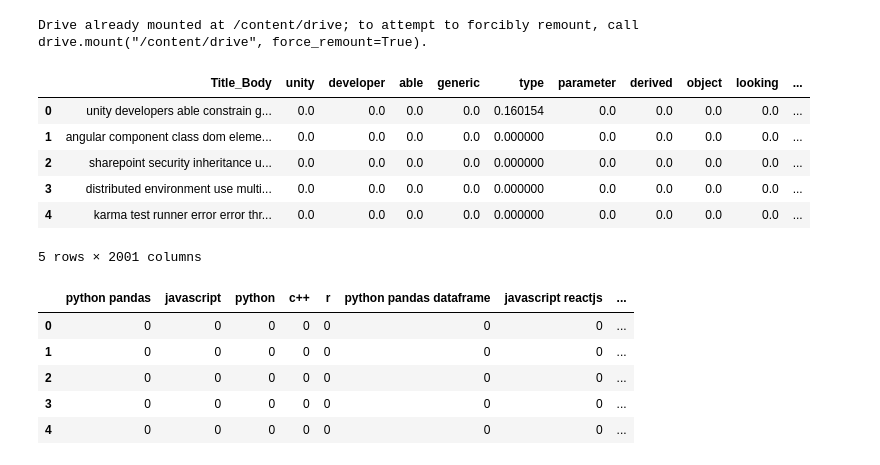
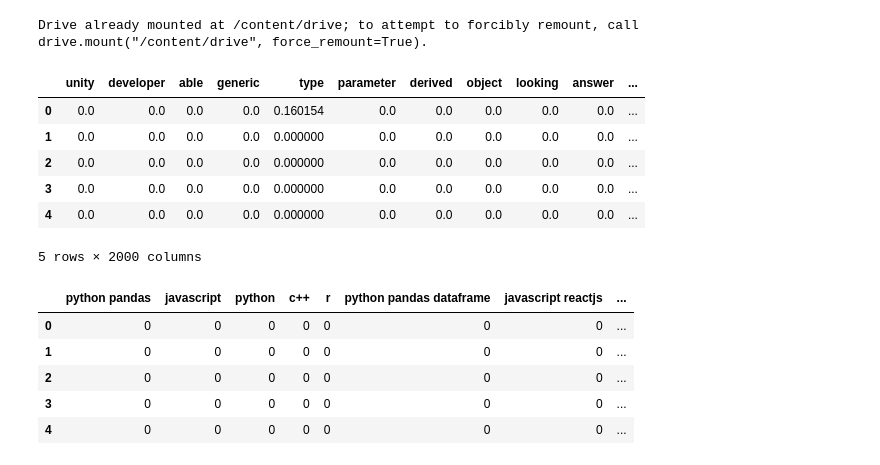
Before and after one commit to Adil1979/-CentraleSupelec_OCR_Projects, a Jupyter notebook: 02_Supervised_Modelisation.ipynb, the cells around one changed output. Saved outputs shown, nothing was run; the diff lists cells and outputs as text; code cells hidden in the pictures.

```diff
--- a/02_Supervised_Modelisation.ipynb
+++ b/02_Supervised_Modelisation.ipynb
@@ -65,16 +66,16 @@ Drive already mounted at /content/drive; to attempt to forcibly remount, call dr
 X_questions = pd.read_csv('/content/drive/My Drive/CentraleSupelec_OCR/P6/X_tfidf.csv')
 y_tags = pd.read_csv('/content/drive/My Drive/CentraleSupelec_OCR/P6/y_onehot.csv')
 # %%
-X_questions = X_questions.drop(['Unnamed: 0'], axis=1)
+X_questions = X_questions.drop(['Unnamed: 0'], axis=1).iloc[:, 1:]
 X_questions.head()
 # %% [output]
-|  | Title_Body | unity | developer | able | generic | type | parameter | derived | object | looking | ... |
-| 0 | unity developers able constrain g... | 0.0 | 0.0 | 0.0 | 0.0 | 0.160154 | 0.0 | 0.0 | 0.0 | 0.0 | ... |
-| 1 | angular component class dom eleme... | 0.0 | 0.0 | 0.0 | 0.0 | 0.000000 | 0.0 | 0.0 | 0.0 | 0.0 | ... |
-| 2 | sharepoint security inheritance u... | 0.0 | 0.0 | 0.0 | 0.0 | 0.000000 | 0.0 | 0.0 | 0.0 | 0.0 | ... |
-| 3 | distributed environment use multi... | 0.0 | 0.0 | 0.0 | 0.0 | 0.000000 | 0.0 | 0.0 | 0.0 | 0.0 | ... |
-| 4 | karma test runner error error thr... | 0.0 | 0.0 | 0.0 | 0.0 | 0.000000 | 0.0 | 0.0 | 0.0 | 0.0 | ... |
+|  | unity | developer | able | generic | type | parameter | derived | object | looking | answer | ... |
+| 0 | 0.0 | 0.0 | 0.0 | 0.0 | 0.160154 | 0.0 | 0.0 | 0.0 | 0.0 | 0.0 | ... |
+| 1 | 0.0 | 0.0 | 0.0 | 0.0 | 0.000000 | 0.0 | 0.0 | 0.0 | 0.0 | 0.0 | ... |
+| 2 | 0.0 | 0.0 | 0.0 | 0.0 | 0.000000 | 0.0 | 0.0 | 0.0 | 0.0 | 0.0 | ... |
+| 3 | 0.0 | 0.0 | 0.0 | 0.0 | 0.000000 | 0.0 | 0.0 | 0.0 | 0.0 | 0.0 | ... |
+| 4 | 0.0 | 0.0 | 0.0 | 0.0 | 0.000000 | 0.0 | 0.0 | 0.0 | 0.0 | 0.0 | ... |
-5 rows × 2001 columns
+5 rows × 2000 columns
 # %%
 y_tags = y_tags.drop(['Unnamed: 0'], axis=1)
 y_tags.columns = y_tags.columns.str.replace("Tag_st_", "")
```
Also changed, not shown: parts of 9 cells of this notebook.
